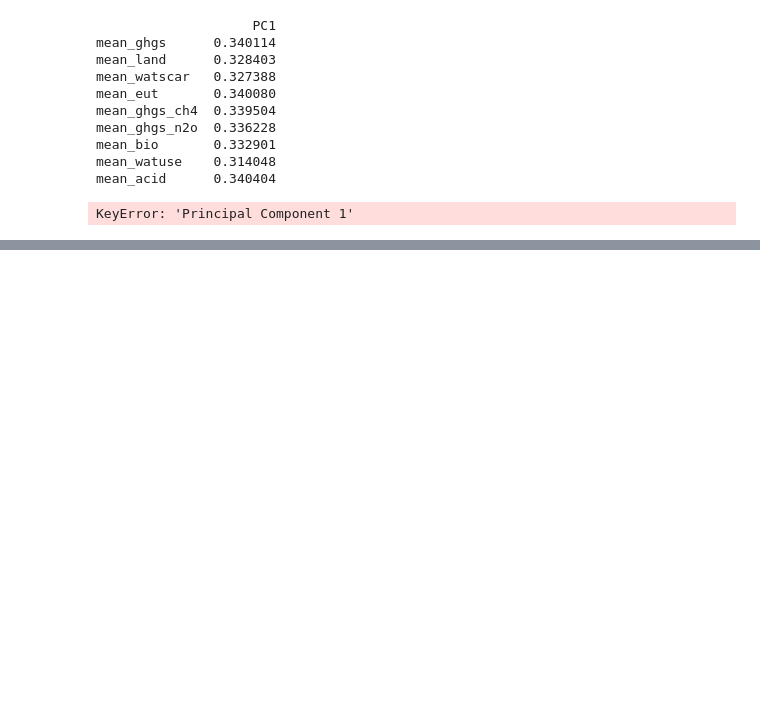
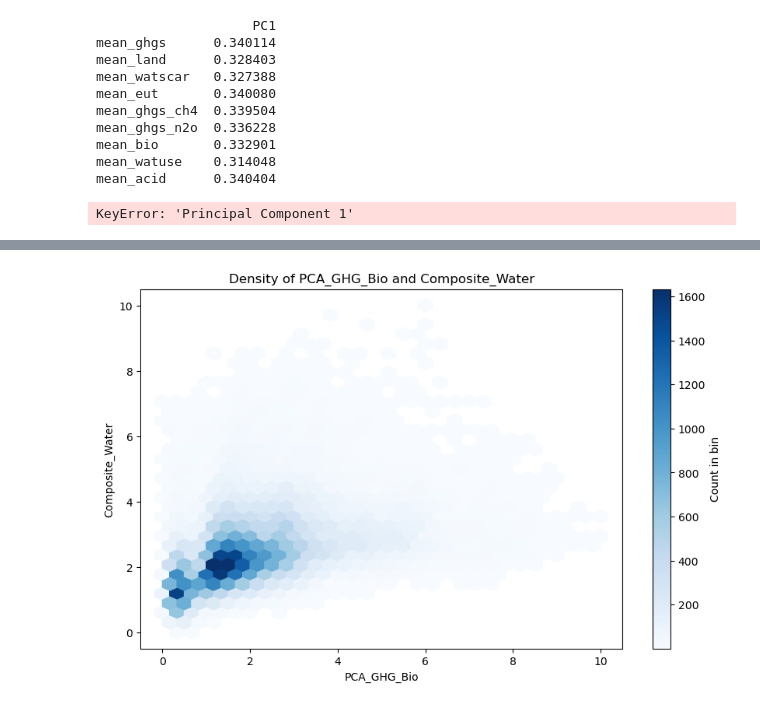
Before and after one commit to yufeng-yang/Data-visualization, a Jupyter notebook: RM2_Final.ipynb, the cells around one changed output, grey strips where cells are left out. Saved outputs shown, nothing was run; the diff lists cells and outputs as text; code cells hidden in the pictures; blank space fills up the shorter version.

```diff
--- a/RM2_Final.ipynb
+++ b/RM2_Final.ipynb
@@ -692,0 +957,21 @@ plt.show()
+# %%
+import pandas as pd
+import matplotlib.pyplot as plt
+
+# 加载数据
+df1 = pd.read_csv(file_path)
+
+plt.figure(figsize=(10, 6))
+
+# 创建六边形箱图
+plt.hexbin(df1['PCA_GHG_Bio'], df1['Composite_Water'], gridsize=30, cmap='Blues', mincnt=1)
+plt.colorbar(label='Count in bin')
+
+# 添加标题和轴标签
+plt.title('Density of PCA_GHG_Bio and Composite_Water')
+plt.xlabel('PCA_GHG_Bio')
+plt.ylabel('Composite_Water')
+
+plt.show()
+# %% [output]
+[figure, added]
```
Also changed, not shown: parts of 32 cells of this notebook, 14 other files.
